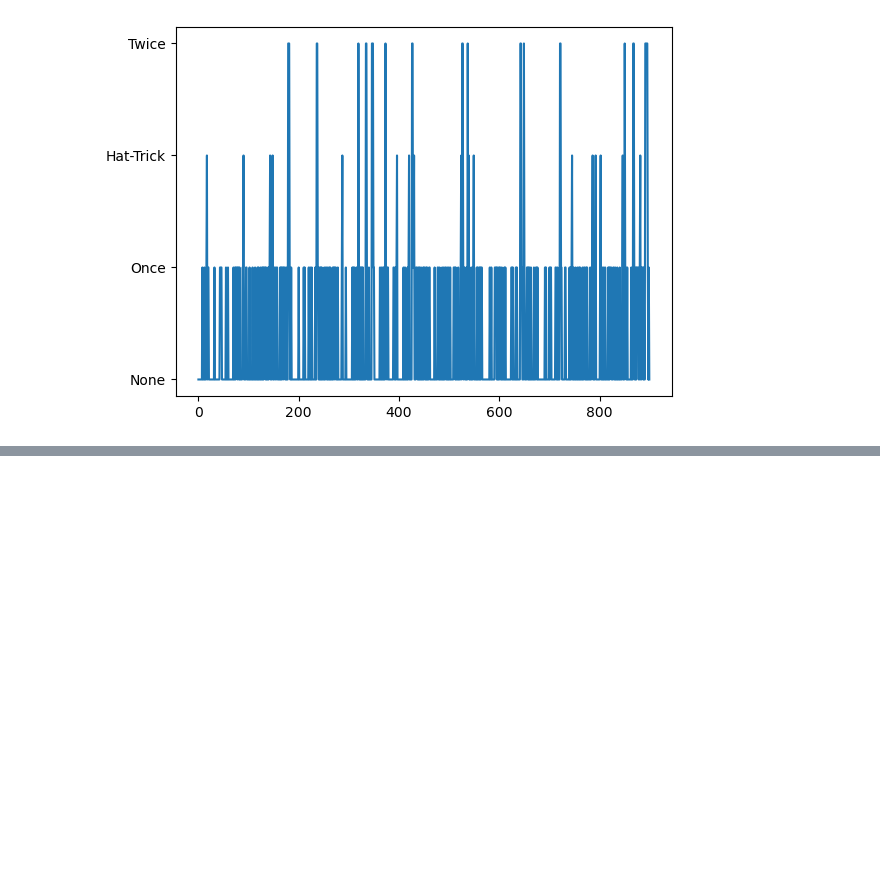
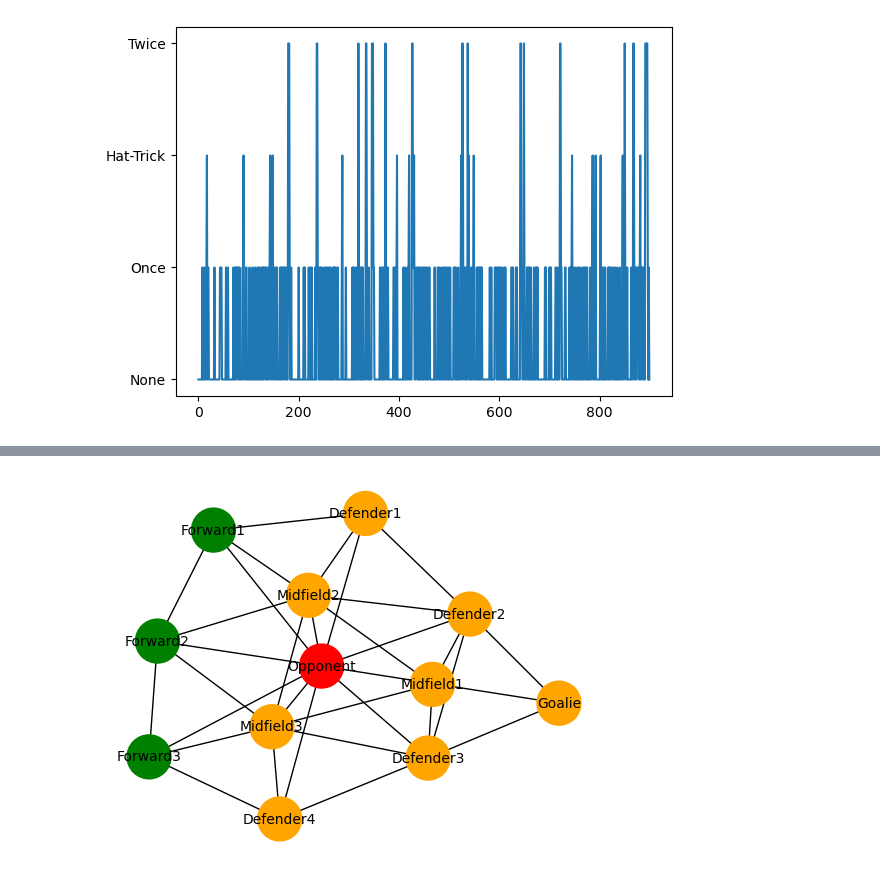
Before and after one commit to ZhuShuairong/3025Project, a Jupyter notebook: Group Project.ipynb, the cells around one changed output, grey strips where cells are left out. Saved outputs shown, nothing was run; the diff lists cells and outputs as text; code cells hidden in the pictures; blank space fills up the shorter version.

```diff
--- a/Group Project.ipynb
+++ b/Group Project.ipynb
@@ -143,0 +187,36 @@ plt.show()
+# %%
+class State:
+    CANSHOOT = 0
+    TEAM = 1
+    OPPONENT = 2
+
+STATE2COLOR = {
+    State.CANSHOOT: "Green",
+    State.TEAM: "Orange",
+    State.OPPONENT: "Red",
+}
+# %%
+# Set node attributes
+np.random.seed(1)
+for node in G.nodes:
+    G.nodes[node]["dribbling"] = len(list(G.neighbors(node)))
+    if node in ["Forward1", "Forward2", "Forward3"]:
+        G.nodes[node]["state"] = State.CANSHOOT
+        G.nodes[node]["scoring"] = 0.1619047619
+        G.nodes[node]["missing"] = 0.8380952381
+    elif node in ["Defender1", "Defender2", "Defender3", "Defender4", "Midfield1", "Midfield2", "Midfield3", "Goalie"]:
+        G.nodes[node]["state"] = State.TEAM
+        G.nodes[node]["passing"] = 0.8177779568
+        G.nodes[node]["crossing"] = 0.0685220432
+        G.nodes[node]["mistake"] = 0.1137
+    else:
+        G.nodes[node]["state"] = State.OPPONENT
+        G.nodes[node]["scoring"] = 0.07875
+        G.nodes[node]["mistake"] =  0.3928571429
+        G.nodes[node]["passing"] = 0.5283928571
+# %%
+fig, ax = plt.subplots()
+pos = nx.spring_layout(G)
+nx.draw(G, pos, with_labels=True, node_size=1000, node_color=[STATE2COLOR[G.nodes[node]["state"]] for node in G.nodes], font_size=10)
+# %% [output]
+[figure, added]
```
Also changed, not shown: parts of 5 cells of this notebook.
